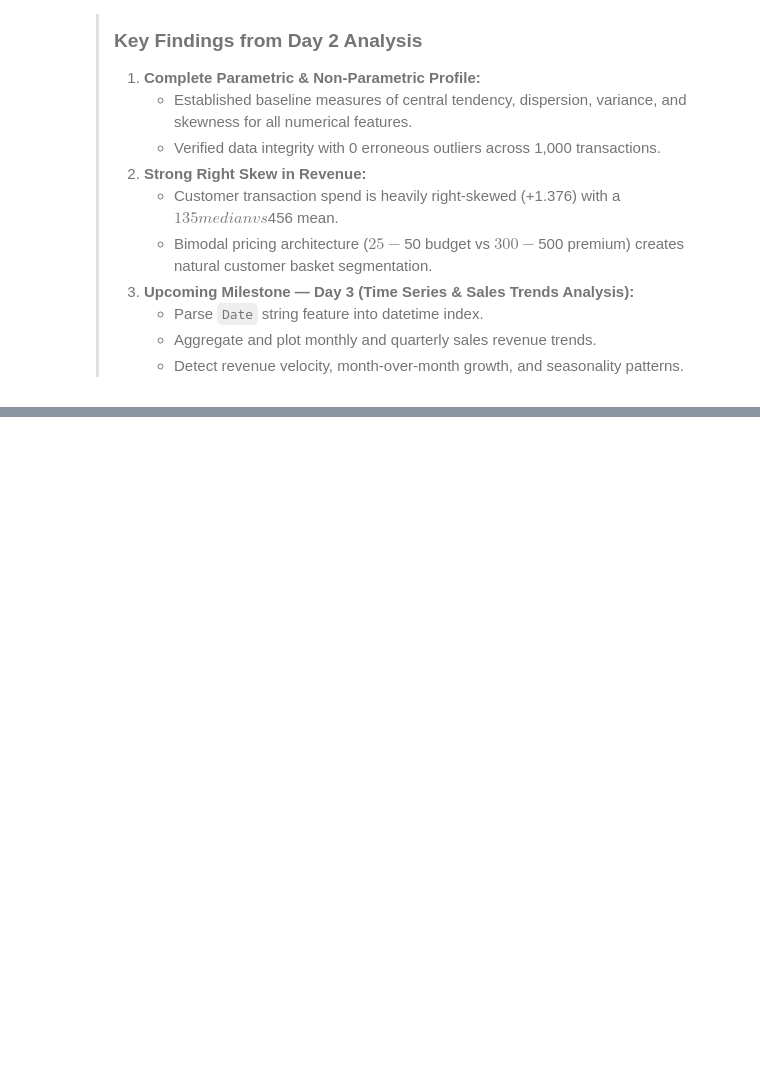
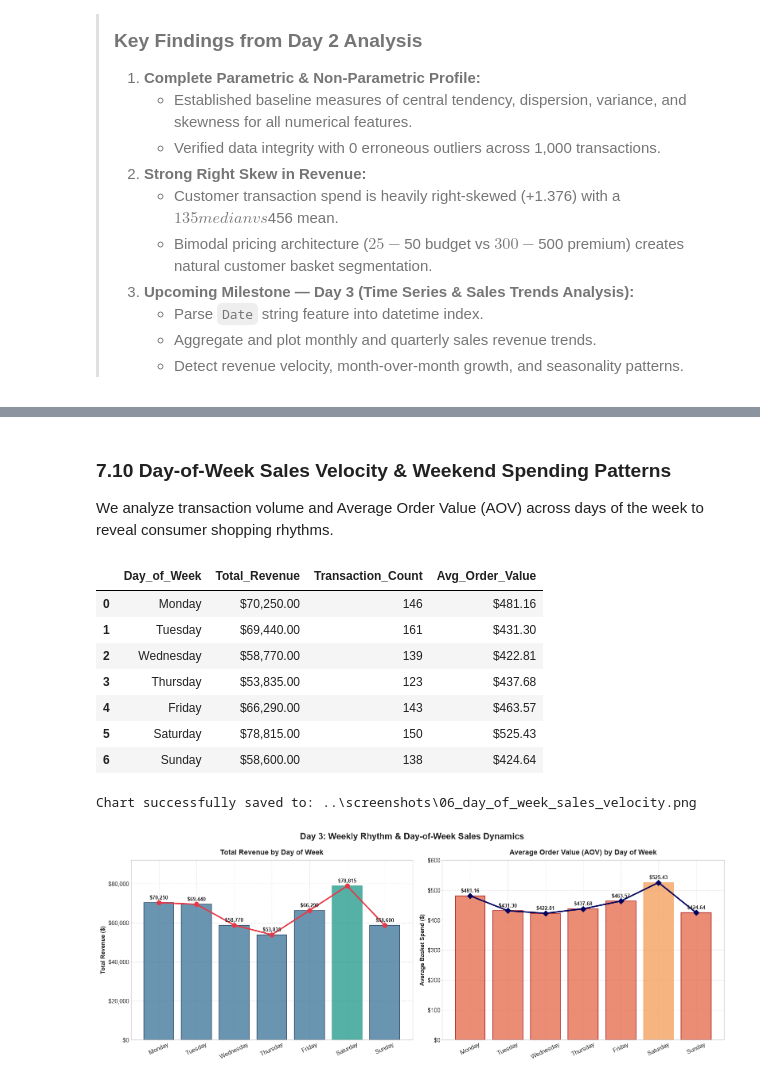
Before and after one commit to addu91577-sketch/OIBSIP, a Jupyter notebook: DataAnalytics-L1-EDARetailSales/Notebooks/01_retail_sales_eda.ipynb, the cells around one changed output, grey strips where cells are left out. Cells and saved outputs as stored; diff of their text form; code cells hidden in the pictures; blank space fills up the shorter version.

```diff
--- a/DataAnalytics-L1-EDARetailSales/Notebooks/01_retail_sales_eda.ipynb
+++ b/DataAnalytics-L1-EDARetailSales/Notebooks/01_retail_sales_eda.ipynb
@@ -417,0 +784,73 @@ Chart successfully saved to: ..\screenshots\02_numerical_boxplots.png
+# %% [markdown]
+### 7.10 Day-of-Week Sales Velocity & Weekend Spending Patterns
+We analyze transaction volume and Average Order Value (AOV) across days of the week to reveal consumer shopping rhythms.
+# %%
+dow_order = ['Monday', 'Tuesday', 'Wednesday', 'Thursday', 'Friday', 'Saturday', 'Sunday']
+dow_sales = df.groupby('Day_of_Week').agg(
+    Total_Revenue=('Total Amount', 'sum'),
+    Transaction_Count=('Transaction ID', 'count'),
+    Avg_Order_Value=('Total Amount', 'mean')
+).reindex(dow_order).reset_index()
+
+dow_display = dow_sales.copy()
+dow_display['Total_Revenue'] = dow_display['Total_Revenue'].map('${:,.2f}'.format)
+dow_display['Avg_Order_Value'] = dow_display['Avg_Order_Value'].map('${:,.2f}'.format)
+display(dow_display)
+
+fig, (ax1, ax2) = plt.subplots(1, 2, figsize=(16, 6))
+fig.suptitle('Day 3: Weekly Rhythm & Day-of-Week Sales Dynamics', fontsize=16, fontweight='bold', y=0.98)
+
+# Panel 1: Revenue Line / Bar
+bars = ax1.bar(dow_sales['Day_of_Week'], dow_sales['Total_Revenue'], color='#457b9d', alpha=0.8, edgecolor='#1d3557', linewidth=1.2)
+ax1.plot(dow_sales['Day_of_Week'], dow_sales['Total_Revenue'], color='#e63946', marker='o', linewidth=2.5, markersize=8)
+bars[5].set_color('#2a9d8f')  # Highlight Saturday
+
+for bar in bars:
+    height = bar.get_height()
+    ax1.annotate(f'${height:,.0f}',
+                 xy=(bar.get_x() + bar.get_width() / 2, height),
+                 xytext=(0, 4), textcoords="offset points",
+                 ha='center', va='bottom', fontsize=9.5, fontweight='bold')
+
+ax1.set_title('Total Revenue by Day of Week', fontsize=13, fontweight='bold', pad=10)
+ax1.set_ylabel('Total Revenue ($)', fontsize=11, fontweight='bold')
+ax1.yaxis.set_major_formatter(ticker.StrMethodFormatter('${x:,.0f}'))
+ax1.set_ylim(0, 92000)
+ax1.tick_params(axis='x', rotation=25)
+ax1.grid(True, linestyle='--', alpha=0.5)
+
+# Panel 2: AOV by Day of Week
+bars2 = ax2.bar(dow_sales['Day_of_Week'], dow_sales['Avg_Order_Value'], color='#e76f51', alpha=0.8, edgecolor='#9d0208', linewidth=1.2)
+ax2.plot(dow_sales['Day_of_Week'], dow_sales['Avg_Order_Value'], color='#03045e', marker='D', linewidth=2.5, markersize=7)
+bars2[5].set_color('#f4a261')  # Highlight Saturday
+
+for bar in bars2:
+    height = bar.get_height()
+    ax2.annotate(f'${height:.2f}',
+                 xy=(bar.get_x() + bar.get_width() / 2, height),
+                 xytext=(0, 4), textcoords="offset points",
+                 ha='center', va='bottom', fontsize=9.5, fontweight='bold')
+
+ax2.set_title('Average Order Value (AOV) by Day of Week', fontsize=13, fontweight='bold', pad=10)
+ax2.set_ylabel('Average Basket Spend ($)', fontsize=11, fontweight='bold')
+ax2.yaxis.set_major_formatter(ticker.StrMethodFormatter('${x:.0f}'))
+ax2.set_ylim(0, 600)
+ax2.tick_params(axis='x', rotation=25)
+ax2.grid(True, linestyle='--', alpha=0.5)
+
+plt.tight_layout()
+dow_chart_path = os.path.join(screenshots_dir, '06_day_of_week_sales_velocity.png')
+plt.savefig(dow_chart_path, dpi=300, bbox_inches='tight')
+print(f"Chart successfully saved to: {dow_chart_path}")
+plt.show()
+# %% [output]
+|  | Day_of_Week | Total_Revenue | Transaction_Count | Avg_Order_Value |
+| 0 | Monday | $70,250.00 | 146 | $481.16 |
+| 1 | Tuesday | $69,440.00 | 161 | $431.30 |
+| 2 | Wednesday | $58,770.00 | 139 | $422.81 |
+| 3 | Thursday | $53,835.00 | 123 | $437.68 |
+| 4 | Friday | $66,290.00 | 143 | $463.57 |
+| 5 | Saturday | $78,815.00 | 150 | $525.43 |
+| 6 | Sunday | $58,600.00 | 138 | $424.64 |
+Chart successfully saved to: ..\screenshots\06_day_of_week_sales_velocity.png
+[figure, added]
```
Also changed, not shown: parts of 17 cells of this notebook, 5 other files.
